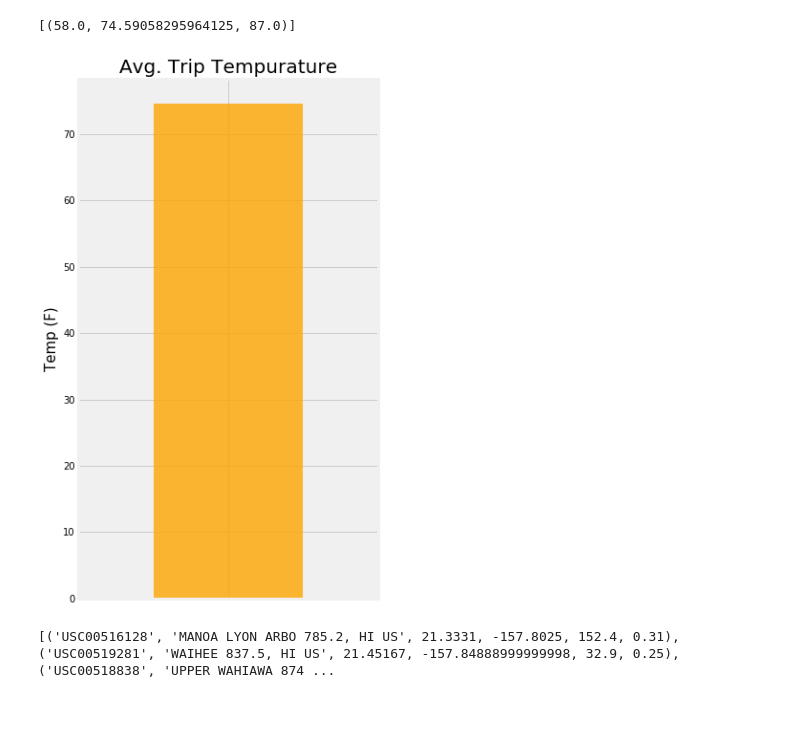
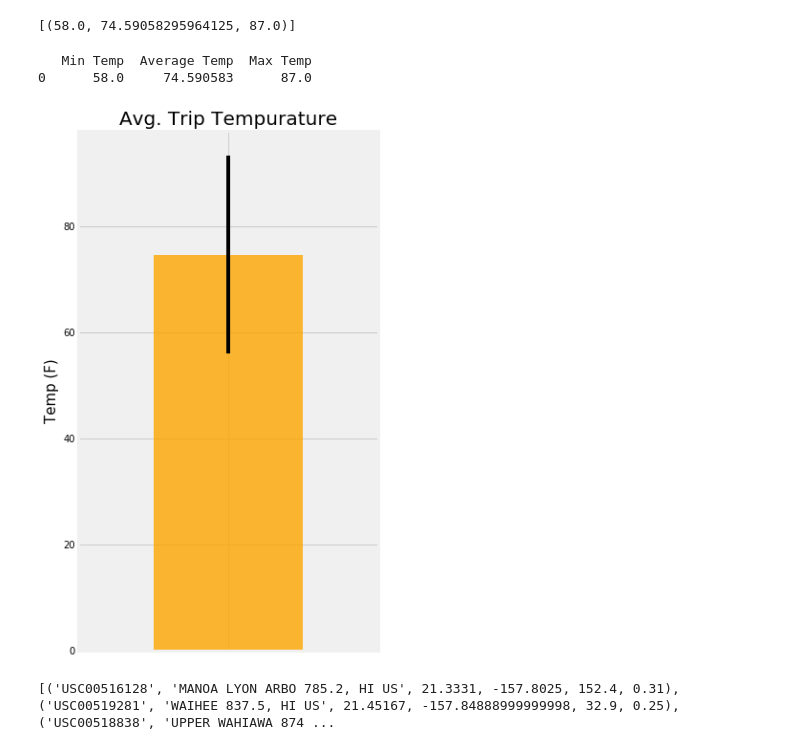
Before and after one commit to josephsy96/sqlalchemy-challenge, a Jupyter notebook: climate_starter.ipynb, the cells around one changed output. Cells and saved outputs as stored; diff of their text form; code cells hidden in the pictures; blank space fills up the shorter version.

```diff
--- a/climate_starter.ipynb
+++ b/climate_starter.ipynb
@@ -183,19 +183,22 @@ print(calc_temps('2016-08-23','2017-08-23'))
 # %%
 # Plot the results from your previous query as a bar chart.
 # Use "Trip Avg Temp" as your Title
 # Use the average temperature for the y value
 # Use the peak-to-peak (tmax-tmin) value as the y error bar (yerr)
 ct = session.query(func.min(Measurement.tobs).label('Min Temp'), func.avg(Measurement.tobs).label('Average Temp')\
         , func.max(Measurement.tobs).label('Max Temp')).filter(Measurement.date >= '2016-08-23').filter(Measurement.date <= '2017-08-23').all()
 trip_avg = pd.DataFrame(ct)
+print(trip_avg)
 
 #Format chart
-trip_avg['Average Temp'].plot(kind="bar",width=.5,alpha=0.8, figsize=(5,10), color='orange');
+trip_avg['Average Temp'].plot(kind="bar",width=.5,alpha=0.8, figsize=(5,10), color='orange',yerr=(trip_avg)*.25);
 plt.title('Avg. Trip Tempurature', size=20)
 plt.ylabel('Temp (F)', size=15)
 plt.tick_params(axis='x',labelbottom=False)
 # %% [output]
+   Min Temp  Average Temp  Max Temp
+0      58.0     74.590583      87.0
-[figure, old version]
+[figure, new version]
 # %%
 # Calculate the total amount of rainfall per weather station for your trip dates using the previous year's matching dates.
 # Sort this in descending order by precipitation amount and list the station, name, latitude, longitude, and elevation
```
